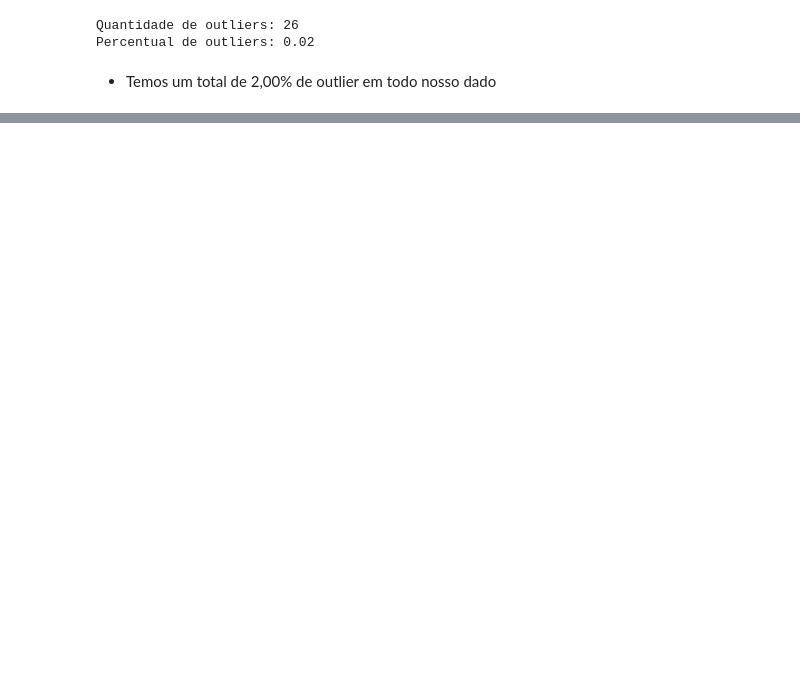
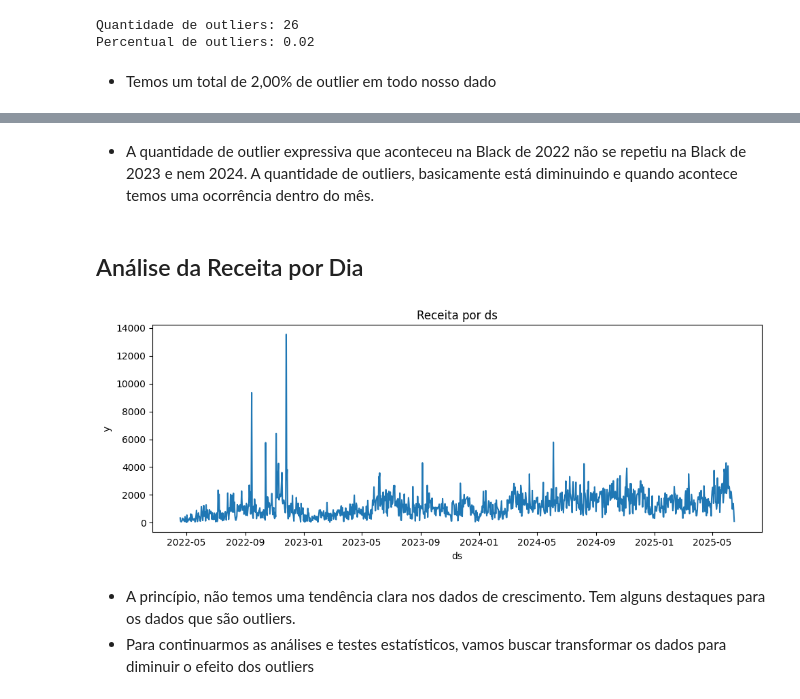
Before and after one commit to mateusalmeida11/mlops-forecast, a Jupyter notebook: notebooks/eda_for_ts.ipynb, the cells around one changed output, grey strips where cells are left out. Saved outputs shown, nothing was run; the diff lists cells and outputs as text; code cells hidden in the pictures; blank space fills up the shorter version.

```diff
--- a/notebooks/eda_for_ts.ipynb
+++ b/notebooks/eda_for_ts.ipynb
@@ -46,3 +46,14 @@ class EdaTimeSeries():
 
         fig.tight_layout()
         plt.show()
+
+    def line_over_period(self, period, hue=None):
+        fig, ax = plt.subplots(figsize=(10,4))
+        if hue is None:
+            sns.lineplot(data=self.ts, x=period, y='y', ax=ax)
+        else:
+            sns.lineplot(data=self.ts, x=period, y='y', hue=hue, ax=ax)
+        ax.set_title(f'Receita por {period}')
+        ax.set_xlabel(f'{period}')
+        plt.tight_layout()
+        plt.show()
@@ -146,0 +215,11 @@ Percentual de outliers: 0.02
+# %% [markdown]
+- A quantidade de outlier expressiva que aconteceu na Black de 2022 não se repetiu na Black de 2023 e nem 2024. A quantidade de outliers, basicamente está diminuindo e quando acontece temos uma ocorrência dentro do mês.
+# %% [markdown]
+## Análise da Receita por Dia
+# %%
+eda.line_over_period(period='ds')
+# %% [output]
+[figure, added]
+# %% [markdown]
+- A princípio, não temos uma tendência clara nos dados de crescimento. Tem alguns destaques para os dados que são outliers.
+- Para continuarmos as análises e testes estatísticos, vamos buscar transformar os dados para diminuir o efeito dos outliers
```
Also changed, not shown: parts of 8 cells of this notebook.
